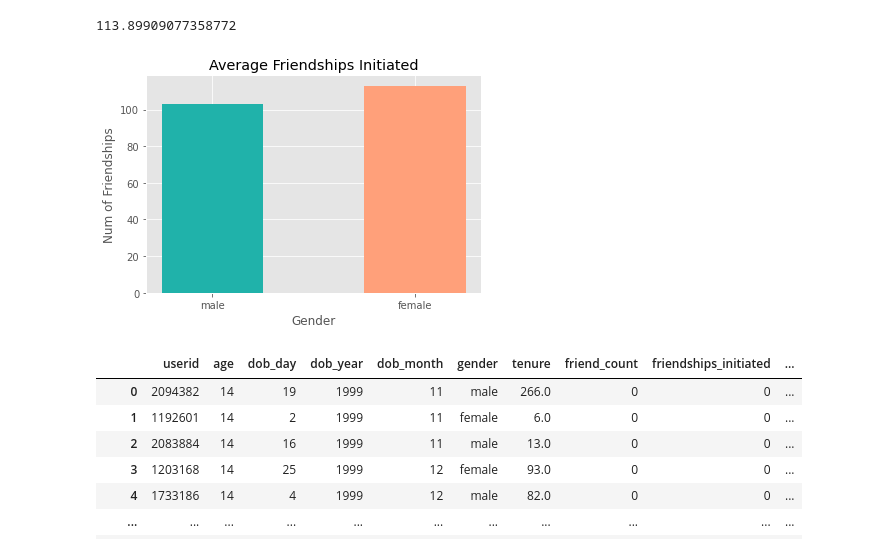
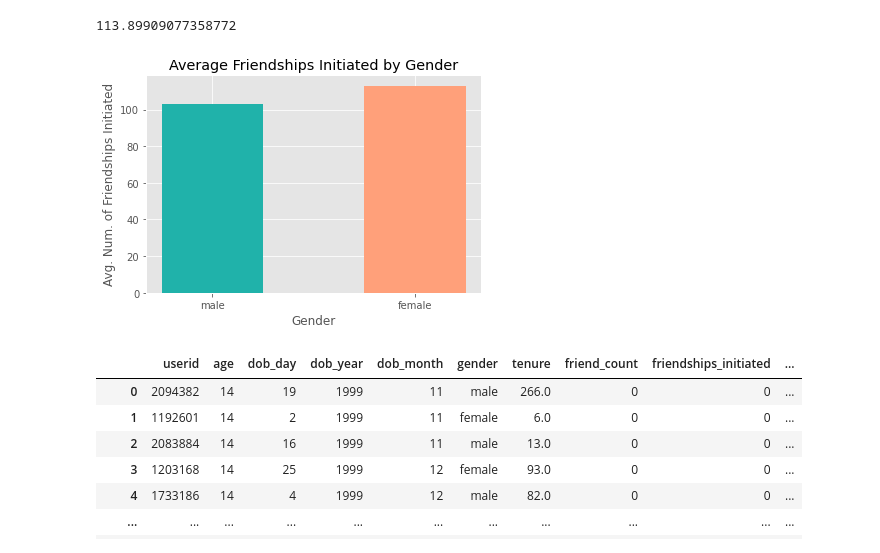
Before and after one commit to shigos/Facebook_Users, a Jupyter notebook: notebooks/eda.ipynb, the cells around one changed output. Cells and saved outputs as stored; diff of their text form; code cells hidden in the pictures.

```diff
--- a/notebooks/eda.ipynb
+++ b/notebooks/eda.ipynb
@@ -140,17 +147,17 @@ df[females].friendships_initiated.mean()
 # %%
 data = {'male': int(df[males].friendships_initiated.mean()), 'female': int(df[females].friendships_initiated.mean())}
 gender = list(data.keys())
 values = list(data.values())
 colors = ['lightseagreen', 'lightsalmon']
 fig, ax = plt.subplots()
 plt.bar(gender, values, color=colors,width = .5)
 plt.xlabel("Gender")
-plt.ylabel("Num of Friendships")
-plt.title('Average Friendships Initiated')
-
+plt.ylabel("Avg. Num. of Friendships Initiated")
+plt.title('Average Friendships Initiated by Gender')
+plt.savefig("../img/friendships_initiated_gender.jpg")
 plt.show()
 # %% [output]
-[figure, old version]
+[figure, new version]
 # %%
 validation_dat = df[df['gender'].isnull() | df['gender'].isnull()]
 validation_dat= validation_dat.drop(columns = ['friend_accept_rate', 'gender'])
```
Also changed, not shown: parts of 7 cells of this notebook, 5 other files.
